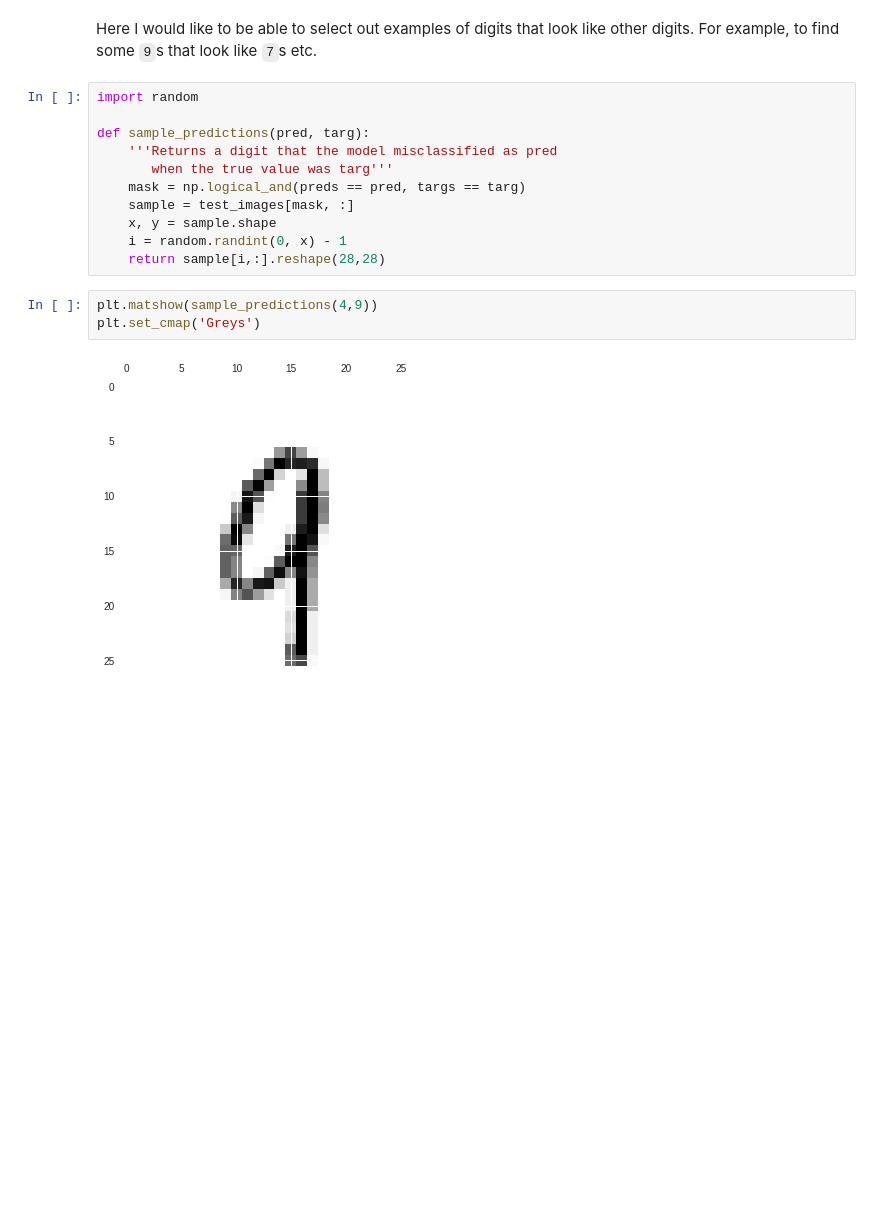
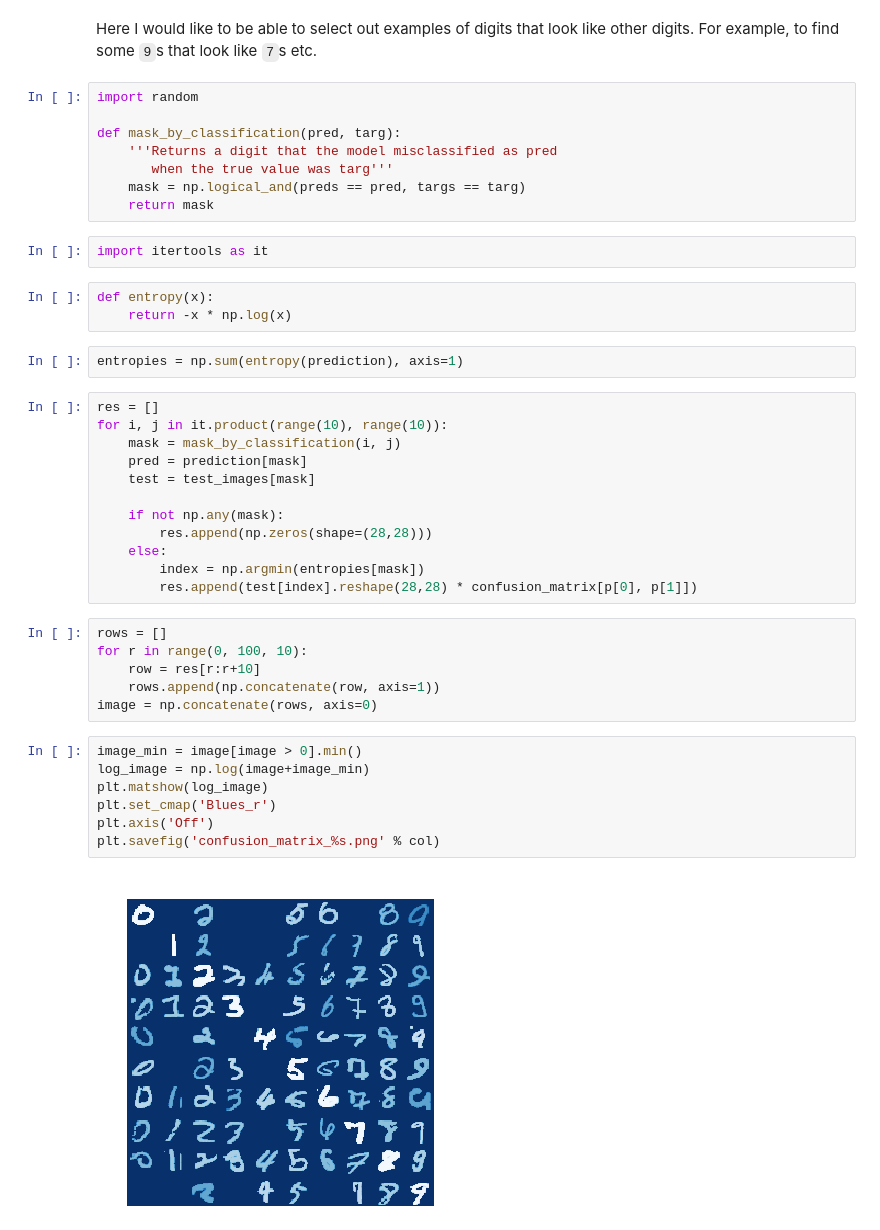
Before and after one commit to mathematiguy/tensorflow, a Jupyter notebook: TFLearn/MNIST Dataset with TFLearn.ipynb, the cells around one changed output. Drawn from its saved outputs; the diff is of its cells as text; blank space fills up the shorter version.

```diff
--- a/TFLearn/MNIST Dataset with TFLearn.ipynb
+++ b/TFLearn/MNIST Dataset with TFLearn.ipynb
@@ -148,16 +155,42 @@ Here I would like to be able to select out examples of digits that look like oth
 # %%
 import random
 
-def sample_predictions(pred, targ):
+def mask_by_classification(pred, targ):
     '''Returns a digit that the model misclassified as pred
        when the true value was targ'''
     mask = np.logical_and(preds == pred, targs == targ)
-    sample = test_images[mask, :]
-    x, y = sample.shape
-    i = random.randint(0, x) - 1
-    return sample[i,:].reshape(28,28)
+    return mask
-# %%
-plt.matshow(sample_predictions(4,9))
-plt.set_cmap('Greys')
-# %% [output]
-[figure, removed]
+# %%
+import itertools as it
+# %%
+def entropy(x):
+    return -x * np.log(x)
+# %%
+entropies = np.sum(entropy(prediction), axis=1)
+# %%
+res = []
+for i, j in it.product(range(10), range(10)):
+    mask = mask_by_classification(i, j)
+    pred = prediction[mask]
+    test = test_images[mask]
+
+    if not np.any(mask):
+        res.append(np.zeros(shape=(28,28)))
+    else:
+        index = np.argmin(entropies[mask])
+        res.append(test[index].reshape(28,28) * confusion_matrix[p[0], p[1]])
+# %%
+rows = []
+for r in range(0, 100, 10):
+    row = res[r:r+10]
+    rows.append(np.concatenate(row, axis=1))
+image = np.concatenate(rows, axis=0)
+# %%
+image_min = image[image > 0].min()
+log_image = np.log(image+image_min)
+plt.matshow(log_image)
+plt.set_cmap('Blues_r')
+plt.axis('Off')
+plt.savefig('confusion_matrix_%s.png' % col)
+# %% [output]
+[figure, added]
```
Also changed, not shown: parts of 12 cells of this notebook.
